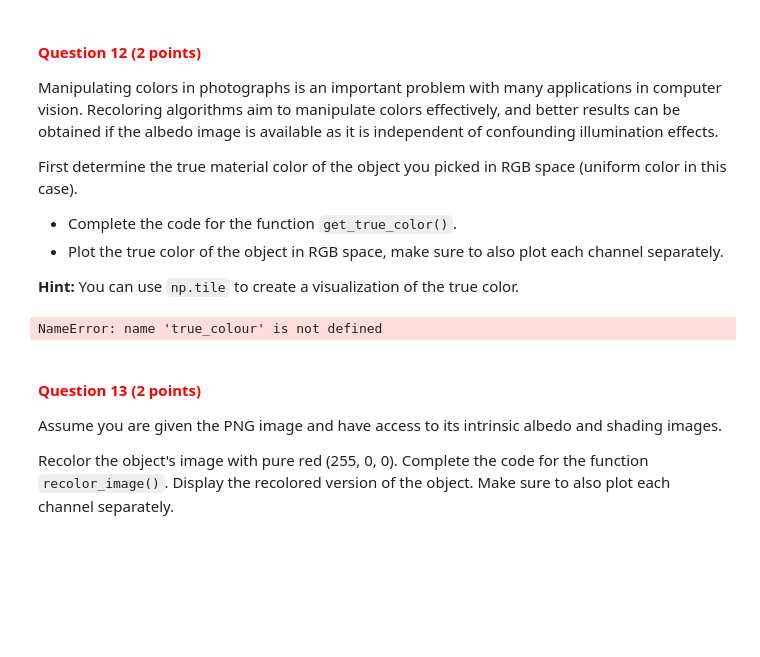
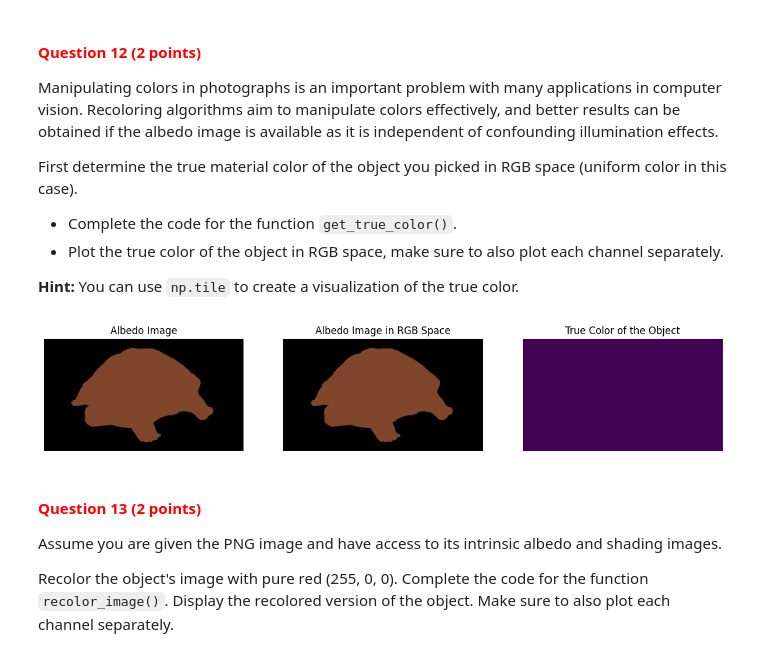
Before and after one commit to cisaic/cv1-lab-1, a Jupyter notebook: cv1-lab-1.ipynb, the cells around one changed output. Cells and saved outputs as stored; diff of their text form; code cells hidden in the pictures; blank space fills up the shorter version.

```diff
--- a/cv1-lab-1.ipynb
+++ b/cv1-lab-1.ipynb
@@ -685,16 +717,18 @@ def get_true_color(albedo_img):
     """
 
     # YOUR CODE HERE
+    albedo_img = np.array(albedo_img)
+    true_colour = np.mean(albedo_img)
 
     return true_colour
 # %%
 # get the true color of the object's albedo image
 obj_alb_rgb = cv2.cvtColor(obj_alb, cv2.COLOR_BGR2RGB)
-true_color = get_true_color(obj_alb_rgb)
+true_color = get_true_color(obj_alb)
 
 # YOUR CODE HERE
 # %% [output]
-NameError: name 'true_colour' is not defined
+[figure, added]
 # %% [markdown]
 <a id="question-13"></a>
 #### <font color='#FF0000'>Question 13 (2 points)</font>
```
Also changed, not shown: parts of 6 cells of this notebook.
